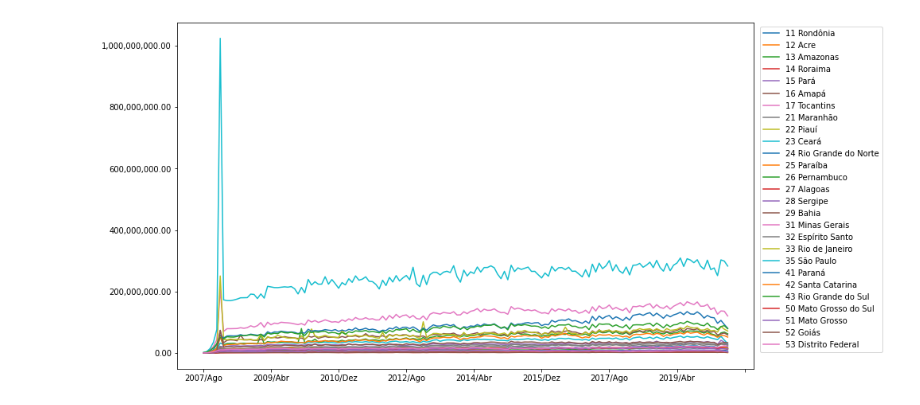
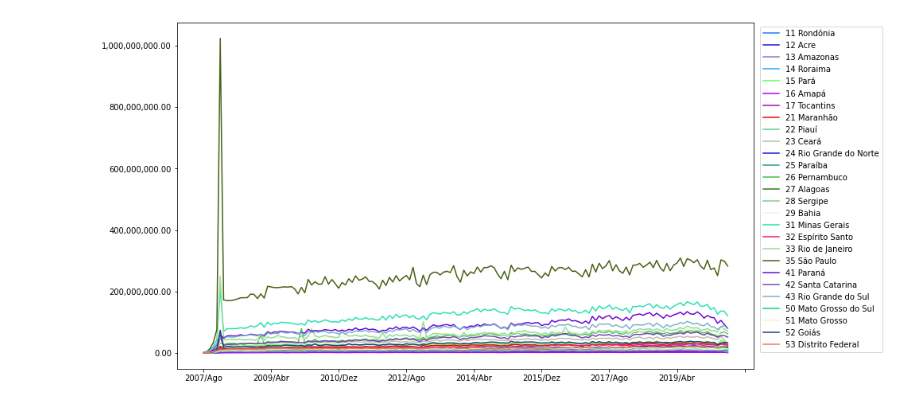
Before and after one commit to mpantonucci/Bootcamp-DataScience, a Jupyter notebook: Desafio - 3.ipynb, the cells around one changed output. Cells and saved outputs as stored; diff of their text form; code cells hidden in the pictures.

```diff
--- a/Desafio - 3.ipynb
+++ b/Desafio - 3.ipynb
@@ -12,8 +13,3 @@ colunas_valores_preenchidos = dados.mean().index.tolist()
 colunas_valores_preenchidos.insert(0, descricao_col_unfederacao)
 dados_valores_preenchidos =  dados[colunas_valores_preenchidos].set_index(descricao_col_unfederacao)
 dados_valores_preenchidos = dados_valores_preenchidos.drop(descricao_col_coltotal, axis=1)
-ax = dados_valores_preenchidos.T.plot(figsize=(13,8))
-ax.legend(loc="upper right", bbox_to_anchor=(1.23, 1))
-ax.yaxis.set_major_formatter(ticker.StrMethodFormatter("{x:,.2f}"))
-# %% [output]
-[figure, removed]
@@ -19,0 +36,10 @@ ax.yaxis.set_major_formatter(ticker.StrMethodFormatter("{x:,.2f}"))
+# %%
+#Alterar as cores do Matplotlib
+quantidade_cores = 27
+cores = ["#"+''.join([random.choice('0123456789ABCDEF') for j in range(6)])
+             for i in range(quantidade_cores)]
+ax = dados_valores_preenchidos.T.plot(figsize=(13,8), color = cores)
+ax.legend(loc="upper right", bbox_to_anchor=(1.23, 1))
+ax.yaxis.set_major_formatter(ticker.StrMethodFormatter("{x:,.2f}"))
+# %% [output]
+[figure, added]
```
Also changed, not shown: parts of 2 cells of this notebook.
